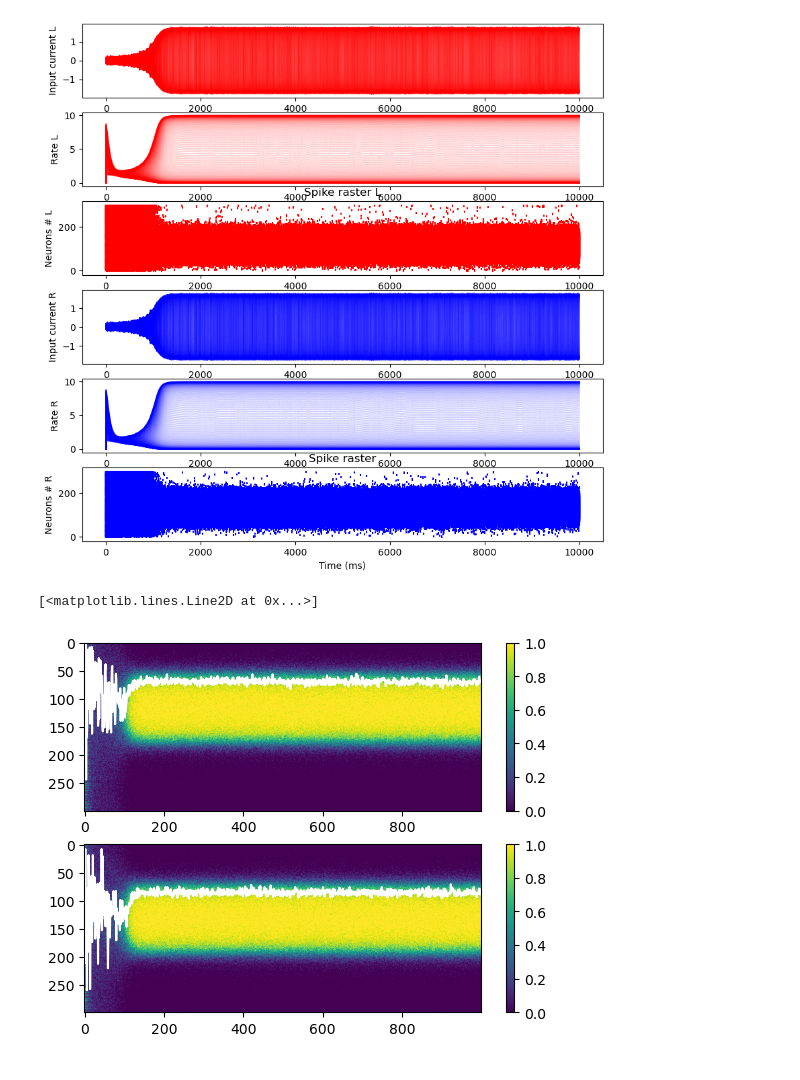
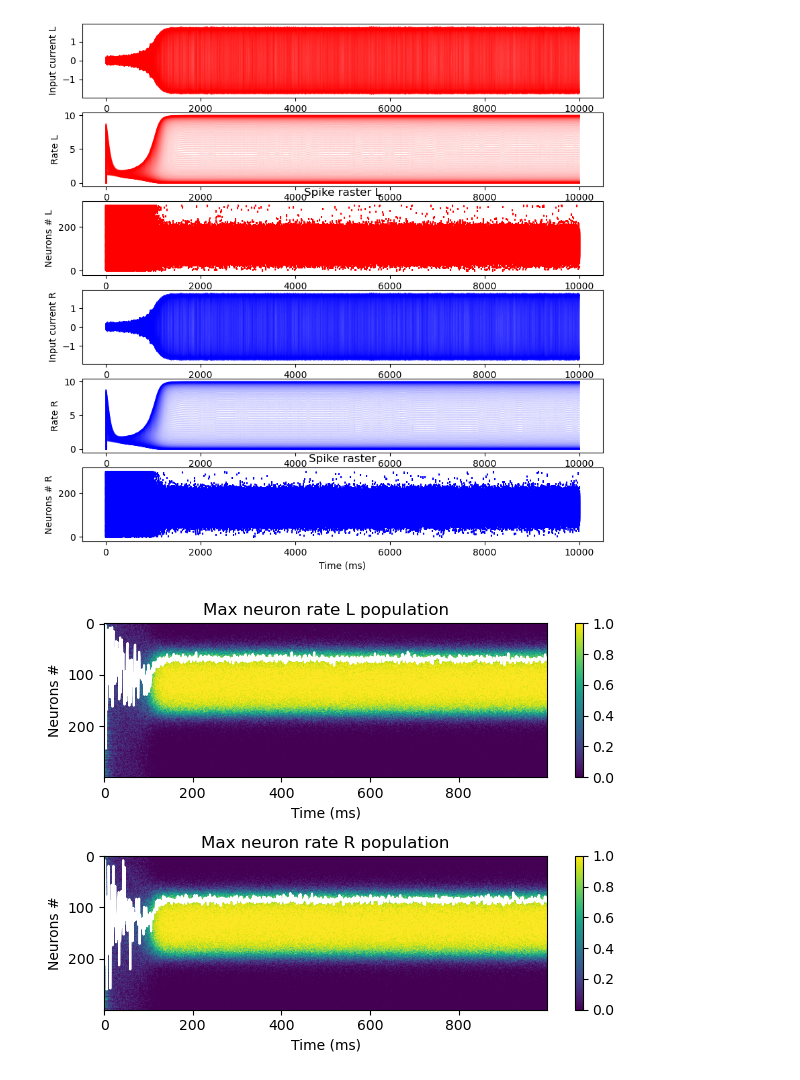
Before and after one commit to nosratullah/path_integration, a Jupyter notebook: attractors.ipynb, the cells around one changed output. Saved outputs shown, nothing was run; the diff lists cells and outputs as text; code cells hidden in the pictures.

Commit message:
adding some small details for plots

```diff
--- a/attractors.ipynb
+++ b/attractors.ipynb
@@ -582,23 +582,28 @@ Text(0.5, 1.0, 'Spike raster')
 # %%
 plt.subplot(211)
 mean_rate_l = calculate_mean_rate(N, T, dt, spikes_l)
 mean_over_time_l = np.mean(mean_rate_l, axis=1)
 plt.imshow(mean_rate_l, aspect='auto')
 plt.colorbar()
 max_neuron_rate_l = []
 for t in range(1, T):
     max_neuron_rate_l.append(np.argmax(mean_rate_l[:, t]))
 plt.plot(max_neuron_rate_l, color='white')
-
+plt.title('Max neuron rate L population')
+plt.ylabel('Neurons #')
+plt.xlabel('Time (ms)')
 plt.subplot(212)
 mean_rate_r = calculate_mean_rate(N, T, dt, spikes_r)
 mean_over_time_r = np.mean(mean_rate_r, axis=1)
 plt.imshow(mean_rate_r, aspect='auto')
 plt.colorbar()
 max_neuron_rate_r = []
 for t in range(1, T):
     max_neuron_rate_r.append(np.argmax(mean_rate_r[:, t]))
 plt.plot(max_neuron_rate_r, color='white')
+plt.title('Max neuron rate R population')
+plt.ylabel('Neurons #')
+plt.xlabel('Time (ms)')
+plt.tight_layout()
 # %% [output]
-[<matplotlib.lines.Line2D at 0x...>]
-[figure, old version]
+[figure, new version]
```
